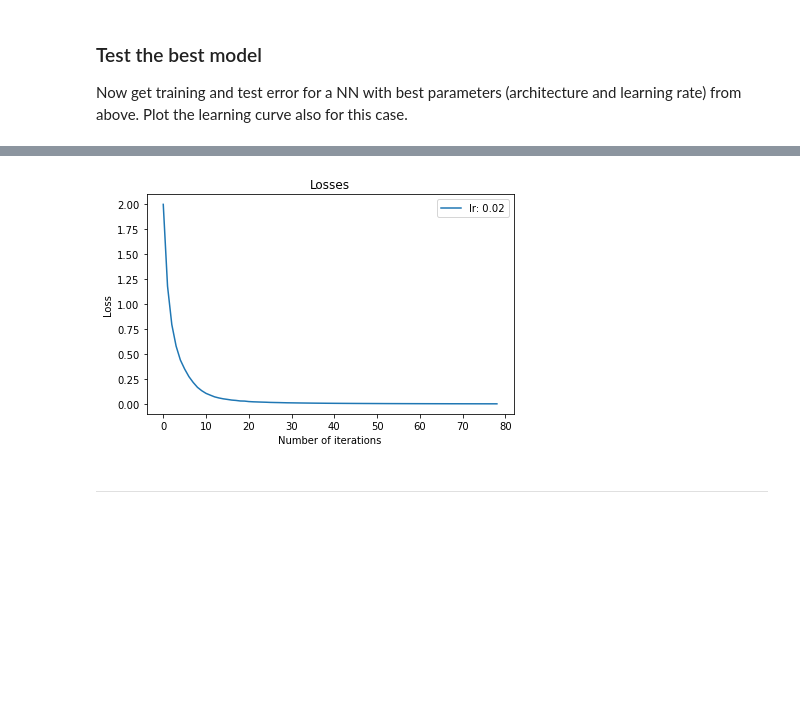
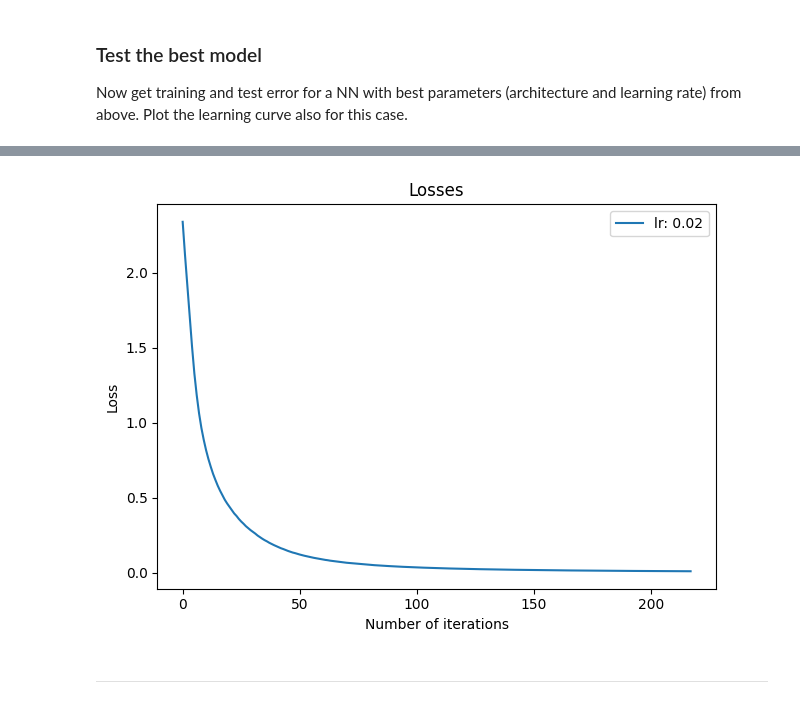
Before and after one commit to DanieleGhezzi25/MachineLearning_lab2526, a Jupyter notebook: Lab 5 - Neural networks/05_neural_networks.ipynb, the cells around one changed output, grey strips where cells are left out. Cells and saved outputs as stored; diff of their text form; code cells hidden in the pictures; blank space fills up the shorter version.

```diff
--- a/Lab 5 - Neural networks/05_neural_networks.ipynb
+++ b/Lab 5 - Neural networks/05_neural_networks.ipynb
@@ -308,8 +308,14 @@ for size in hidden_layer_sizes:
     print(f"Training MLP of size {size} ...")
 
     # TODO: Define and train the MLP object
+    nn = MLPClassifier(hidden_layer_sizes=size, activation = 'relu', max_iter = 200, alpha = 1e-4, solver = 'sgd',tol = 1e-4,
+                  learning_rate_init = 0.1)
 
+    nn.fit(X_training, Y_training) # training
     elapsed_time = time() - start_time
+
+    train_accuracies.append(nn.score(X_training, Y_training))
+    test_accuracies.append(nn.score(X_test, Y_test))
 
     # Print the time needed for training
     print(f"Time needed for training: {elapsed_time:.2f} seconds")
@@ -342,7 +348,7 @@ Now try also to use different learning rates, while keeping the best *NN* archit
 # Define the list of learning rates to try out (feel free to change)
 lr_list = [0.0002, 0.002, 0.02, 0.2]
 
-# Train the MLPs with the different lerning rates
+# Train the MLPs with the different learning rates
 scores = {}  # dictionary for saving the scores
 losses = {}  # dictionary for saving losses
 
@@ -350,6 +356,13 @@ losses = {}  # dictionary for saving losses
 hidden_layers=models.best_params_
 
 # TODO: Train the MLPs with the different learning rates and get the scores
+for lr in lr_list:
+    nn = MLPClassifier(hidden_layer_sizes=hidden_layers['hidden_layer_sizes'], activation = 'relu', max_iter = 200, alpha = 1e-4, solver = 'sgd',tol = 1e-4,
+                  learning_rate_init = lr)
+    nn.fit(X_training, Y_training)
+
+    scores.update({f'{lr}': nn.score(X_test, Y_test)})
+    losses.update({f'{lr}': nn.loss_curve_})
 
 # Print the best learning rate value and the corresponding score
 key_best = max(scores, key = scores.get)
@@ -370,9 +383,24 @@ best_hidden_layers = hidden_layers['hidden_layer_sizes']
 best_learning_rate = 0.02
 
 # TODO: Train the best NN model with the best parameters and compute the training and test error
-
 # Define the MLP object with the best parameters
 
+nn = MLPClassifier(hidden_layer_sizes = best_hidden_layers,
+                   learning_rate_init = best_learning_rate,
+                   activation = 'relu',
+                   max_iter = 1000,
+                   alpha = 1e-4,
+                   solver = 'sgd',
+                   tol = 1e-4) # tol is the tolerance for early stopping (default: 10 epochs)
+
+nn.fit(X_training, Y_training)
+
+training_error = 1 - nn.score(X_training, Y_training)
+test_error = 1 - nn.score(X_test, Y_test)
+
+print(f'Training error: {training_error}')
+print(f'Test error: {test_error}')
 
 # TODO: Plot the loss curve for the best NN model
+plot_loss({best_learning_rate: nn.loss_curve_})
 # %% [output]
@@ -381,4 +409,4 @@ Test error:  0.26882154882154885
-[figure, old version]
+[figure, new version]
 # %% [markdown]
 ---
 # %% [markdown]
```
Also changed, not shown: parts of 10 cells of this notebook.
